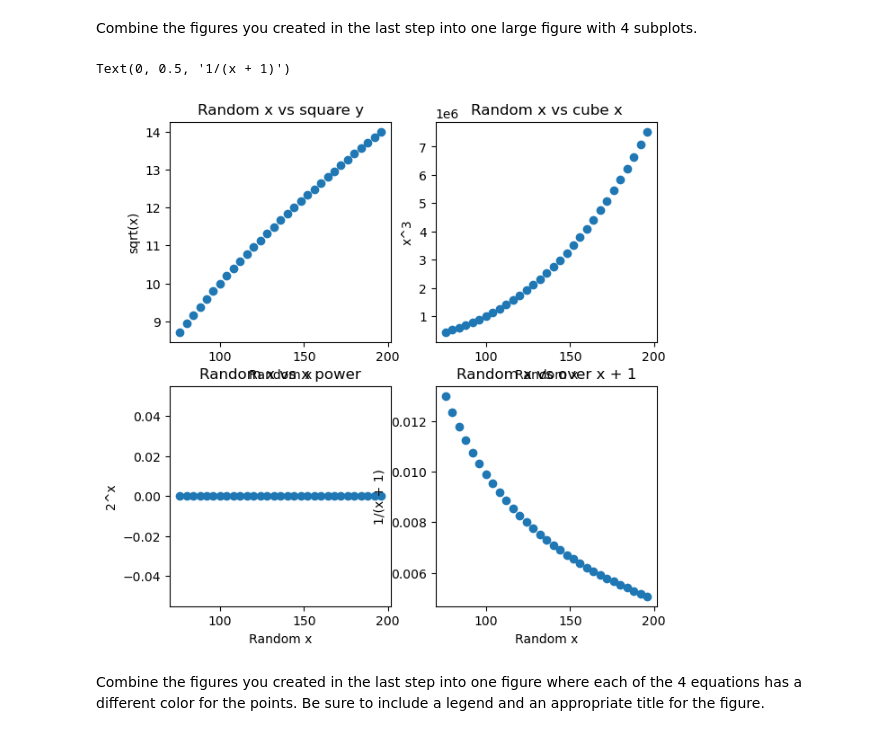
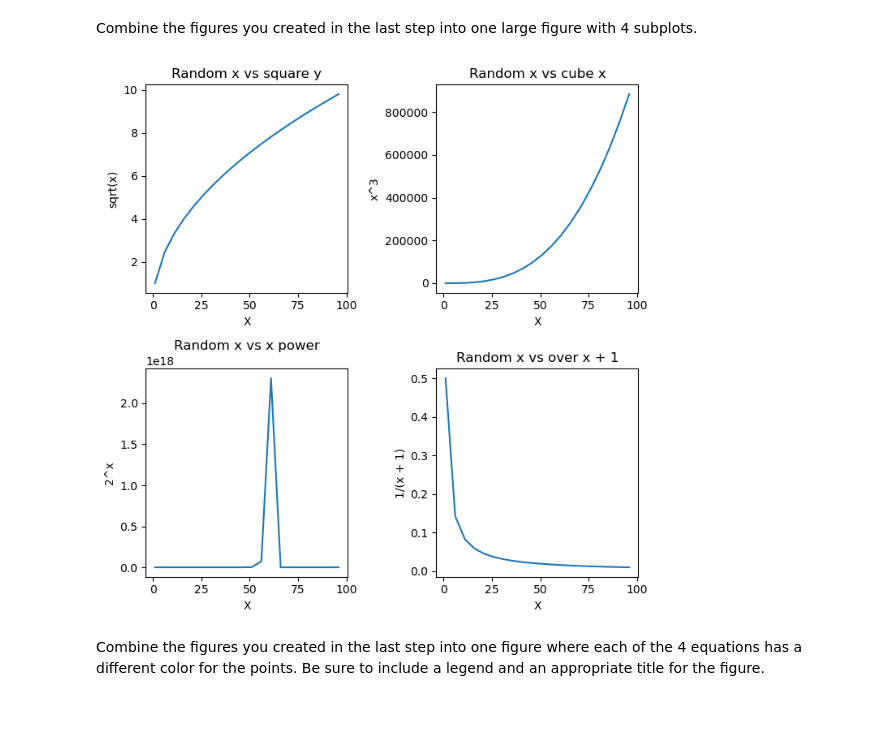
Before and after one commit to MigashaneVictoire/numpy-pandas-visualization-exercises, a Jupyter notebook: matplotlib_exercises.ipynb, the cells around one changed output. Cells and saved outputs as stored; diff of their text form; code cells hidden in the pictures.

```diff
--- a/matplotlib_exercises.ipynb
+++ b/matplotlib_exercises.ipynb
@@ -97,7 +116,7 @@ Text(0, 0.5, '1/(x + 1)')
 # %% [markdown]
 Combine the figures you created in the last step into one large figure with 4 subplots.
 # %%
-x = np.arange(76,200, 4)
+x = np.arange(1,100, 5)
 
 # set plot size
 fig, axis = plt.subplots(2, 2 ,figsize=(7,7))
@@ -105,40 +124,43 @@ fig, axis = plt.subplots(2, 2 ,figsize=(7,7))
 # set y variable
 y1 = np.sqrt(x)
 y2 = x**3
 y3 = 2**x
 y4 = 1/(x + 1)
 
 my_y = [y1, y2, y3, y4]
+# titles = ["Random x vs $\sqrt{x}$", "Random x vs $x^3$", 'Random x vs $2^x$',"Random x vs $1/(x + 1)"]
+y_labels = ["$\sqrt{x}$", "$x^3$", "$2^x$","$1/(x + 1)$"]
+
+
 counter = 0
 
 # create plots
 for row in axis:
     for col in row:
-        col.scatter(x, my_y[counter])
+        col.plot(x, my_y[counter])
+
+        col.set_xlabel("X")
         counter += 1
 
 # Plot on the first subplot
 axis[0, 0].set_title("Random x vs square y")
-axis[0, 0].set_xlabel("Random x")
 axis[0,0].set_ylabel("sqrt(x)")
 
 # # Plot on the second subplot
 axis[0, 1].set_title("Random x vs cube x")
-axis[0, 1].set_xlabel("Random x")
 axis[0,1].set_ylabel("x^3")
 
 # # Plot on the third subplot
 axis[1, 0].set_title("Random x vs x power")
-axis[1, 0].set_xlabel("Random x")
 axis[1,0].set_ylabel("2^x")
 
 # # Plot on the fourth subplot
 axis[1, 1].set_title("Random x vs over x + 1")
-axis[1, 1].set_xlabel("Random x")
 axis[1,1].set_ylabel("1/(x + 1)")
+
+plt.tight_layout()
 # %% [output]
-Text(0, 0.5, '1/(x + 1)')
-[figure, old version]
+[figure, new version]
 # %% [markdown]
 Combine the figures you created in the last step into one figure where each of the 4 equations has a different color for the points. Be sure to include a legend and an appropriate title for the figure.
 # %%
```
Also changed, not shown: parts of 7 cells of this notebook.
